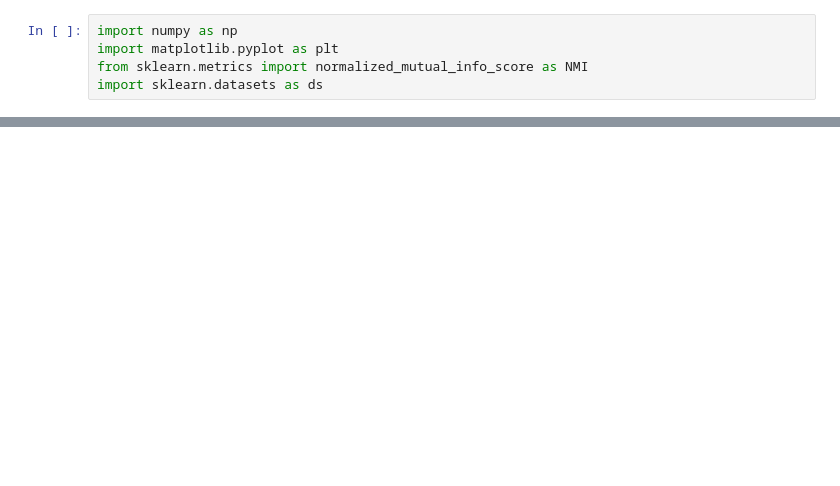
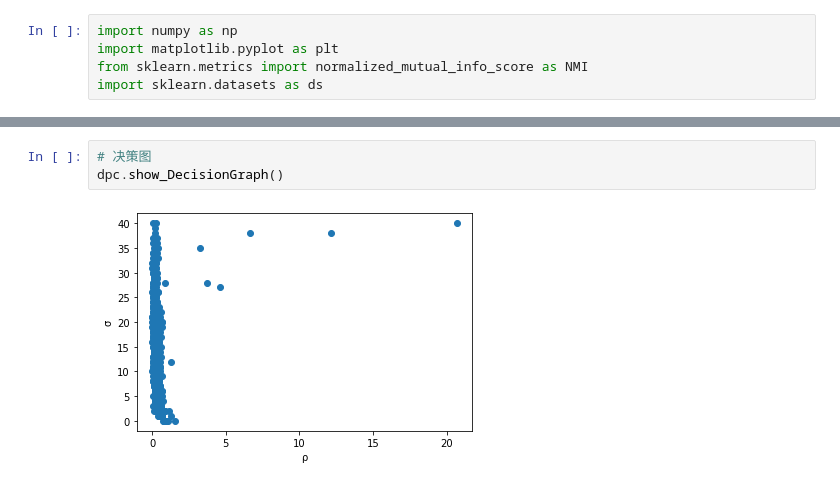
Before and after one commit to UniqueXWZ/Machine-Learning-algorithm, a Jupyter notebook: Clustering algorithm/DensityPeakCluster.ipynb, the cells around one changed output, grey strips where cells are left out. Drawn from its saved outputs; the diff is of its cells as text; blank space fills up the shorter version.

```diff
--- a/Clustering algorithm/DensityPeakCluster.ipynb
+++ b/Clustering algorithm/DensityPeakCluster.ipynb
@@ -166,3 +166,8 @@ NMI(tar, pred)
+# %%
+# 决策图
+dpc.show_DecisionGraph()
+# %% [output]
+[figure, added]
 # %%
 # 聚类可视化结果
 plt.scatter(data[:, 0], data[:, 1], c=pred)
```
Also changed, not shown: parts of 6 cells of this notebook.
